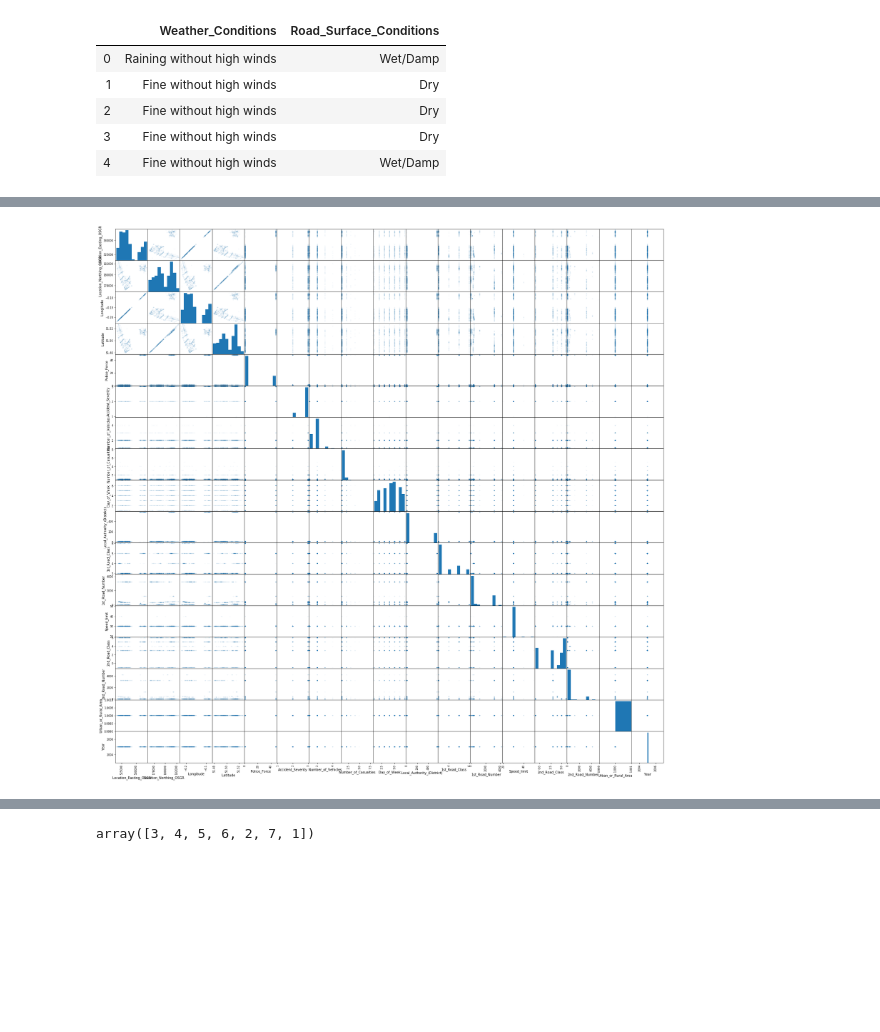
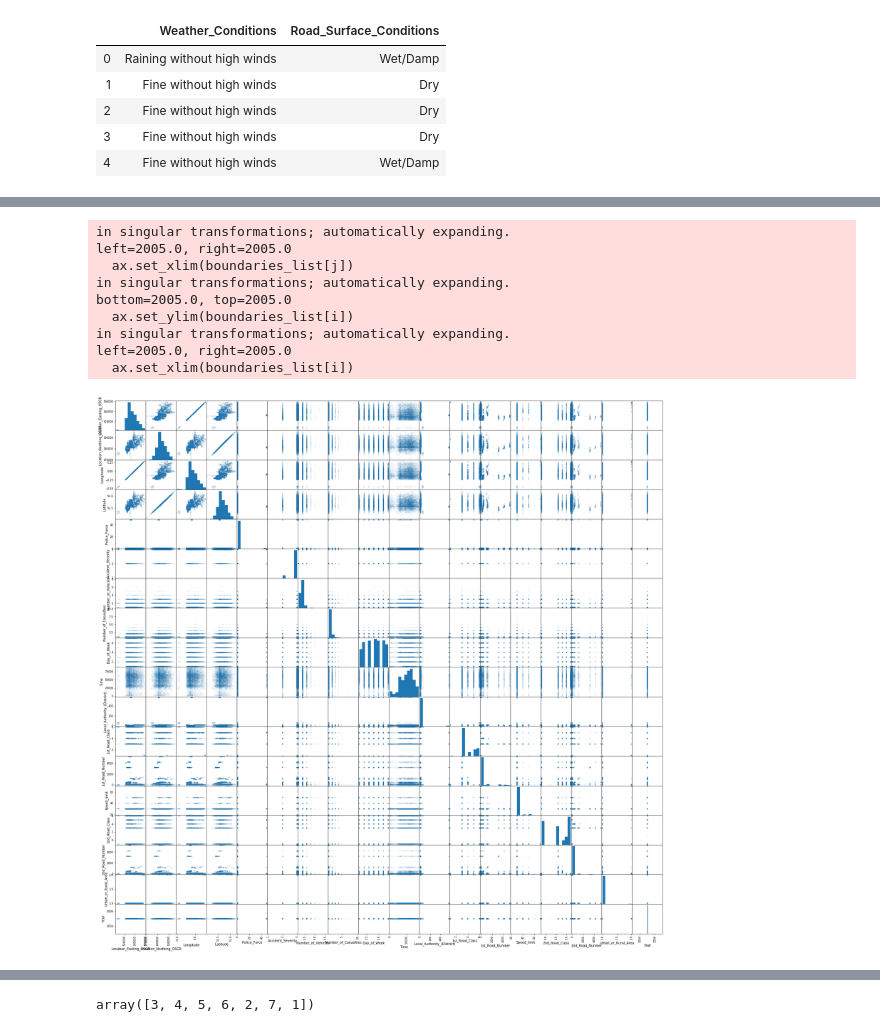
Before and after one commit to RodionovF/Machine_Learning_UNN, a Jupyter notebook: accidents_from_2005_to_2007.ipynb, the cells around one changed output, grey strips where cells are left out. Cells and saved outputs as stored; diff of their text form; code cells hidden in the pictures; blank space fills up the shorter version.

```diff
--- a/accidents_from_2005_to_2007.ipynb
+++ b/accidents_from_2005_to_2007.ipynb
@@ -22,0 +19,4 @@ data = pd.read_csv('accidents_2005_to_2007.csv', engine = 'python')
+# %%
+data = pd.read_csv('accidents_2005_to_2007.csv', engine = 'python', nrows = 10000)
+data = data.dropna(axis=1, how='all')
+data
@@ -169,0 +188,8 @@ numpy.float64
+# %%
+# Время будет хранить не строкой, а в секундах - int
+for i in range(len(data['Time'])):
+    if isinstance(data.loc[i,'Time'], str):
+        time = data.loc[i,'Time'].split(':')
+        data.loc[i,'Time'] = int(time[0]) * 60 * 60 + int(time[1]) * 60
+    else:
+        data.loc[i,'Time'] = 0
@@ -200,8 +245,16 @@ data.describe()
 # %%
 from pandas.plotting import scatter_matrix
-data = data.dropna(axis=1, how='all')
-scatter_matrix(data[:1000], alpha = .04, figsize = (30, 30))
+scatter_matrix(data, alpha = .04, figsize = (30, 30))
 pass
 # %% [output]
+in singular transformations; automatically expanding.
+left=2005.0, right=2005.0
+  ax.set_xlim(boundaries_list[j])
+in singular transformations; automatically expanding.
+bottom=2005.0, top=2005.0
+  ax.set_ylim(boundaries_list[i])
+in singular transformations; automatically expanding.
+left=2005.0, right=2005.0
+  ax.set_xlim(boundaries_list[i])
-[figure, old version]
+[figure, new version]
 # %%
```
Also changed, not shown: parts of 78 cells of this notebook.
